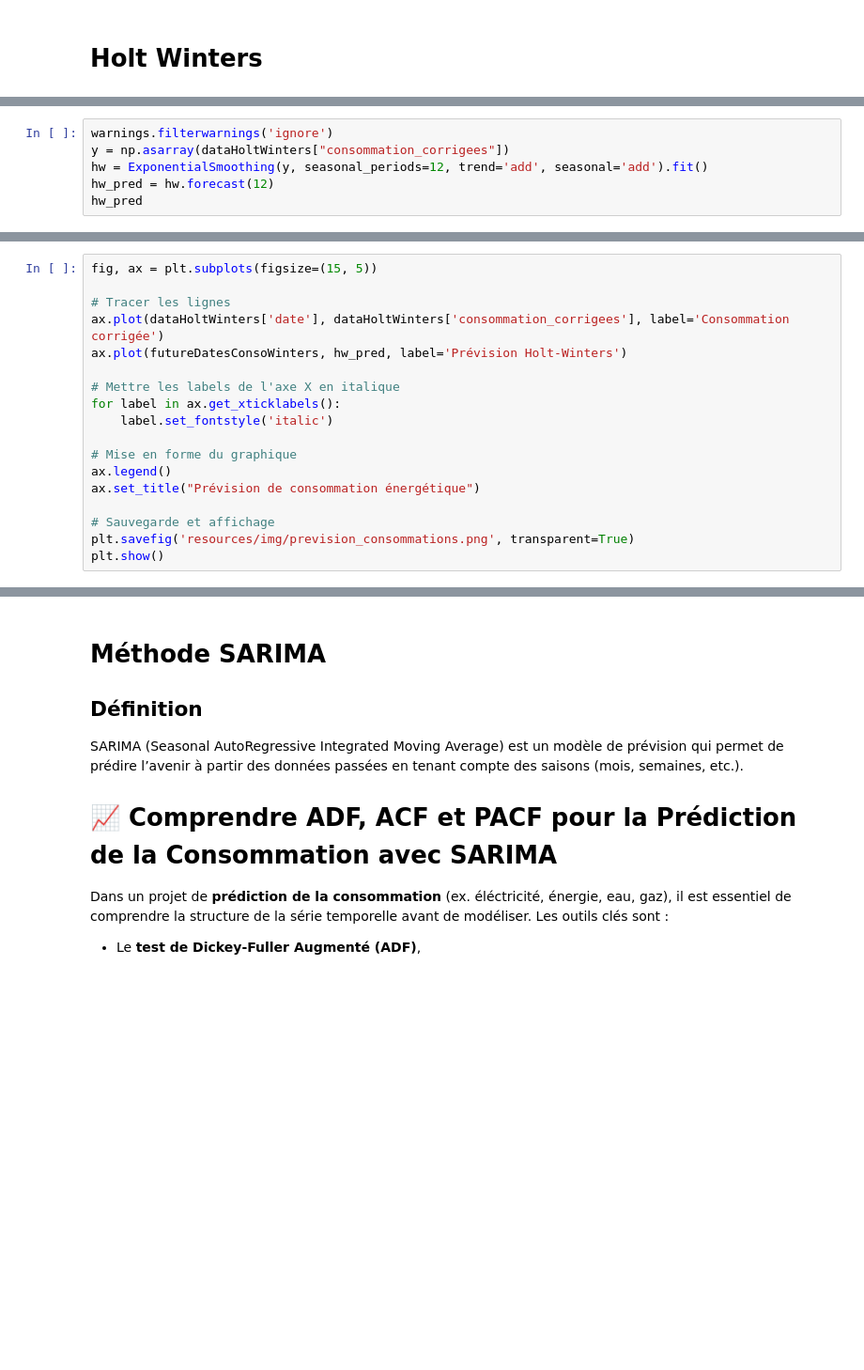
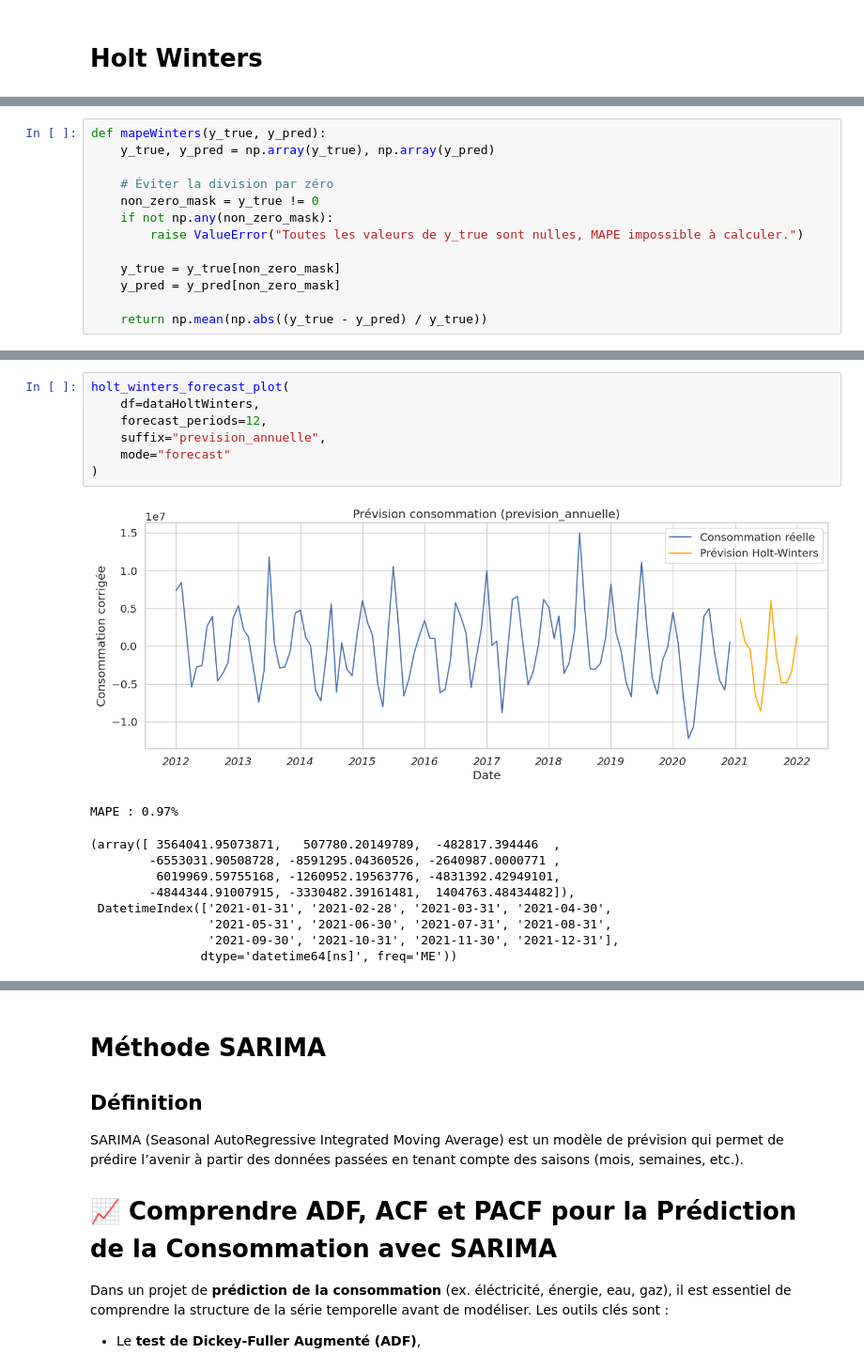
Before and after one commit to yassineBenHassoun/predict_electricity, a Jupyter notebook: app/yassine_benhassoun_p9.ipynb, the cells around one changed output, grey strips where cells are left out. Shown at 94% size. Cells and saved outputs as stored; diff of their text form; blank space fills up the shorter version.

```diff
--- a/app/yassine_benhassoun_p9.ipynb
+++ b/app/yassine_benhassoun_p9.ipynb
@@ -754,6 +742,0 @@ dataHoltWinters.describe()
-# %%
-warnings.filterwarnings('ignore')
-y = np.asarray(dataHoltWinters["consommation_corrigees"])
-hw = ExponentialSmoothing(y, seasonal_periods=12, trend='add', seasonal='add').fit()
-hw_pred = hw.forecast(12)
-hw_pred
@@ -778,18 +742,0 @@ DatetimeIndex(['2021-01-31', '2021-02-28', '2021-03-31', '2021-04-30',
-# %%
-fig, ax = plt.subplots(figsize=(15, 5))
-
-# Tracer les lignes
-ax.plot(dataHoltWinters['date'], dataHoltWinters['consommation_corrigees'], label='Consommation corrigée')
-ax.plot(futureDatesConsoWinters, hw_pred, label='Prévision Holt-Winters')
-
-# Mettre les labels de l'axe X en italique
-for label in ax.get_xticklabels():
-    label.set_fontstyle('italic')
-
-# Mise en forme du graphique
-ax.legend()
-ax.set_title("Prévision de consommation énergétique")
-
-# Sauvegarde et affichage
-plt.savefig('resources/img/prevision_consommations.png', transparent=True)
-plt.show()
@@ -849,0 +743,13 @@ plt.show()
+# %%
+def mapeWinters(y_true, y_pred):
+    y_true, y_pred = np.array(y_true), np.array(y_pred)
+
+    # Éviter la division par zéro
+    non_zero_mask = y_true != 0
+    if not np.any(non_zero_mask):
+        raise ValueError("Toutes les valeurs de y_true sont nulles, MAPE impossible à calculer.")
+
+    y_true = y_true[non_zero_mask]
+    y_pred = y_pred[non_zero_mask]
+
+    return np.mean(np.abs((y_true - y_pred) / y_true))
@@ -850 +873,19 @@ plt.show()
+# %%
+holt_winters_forecast_plot(
+    df=dataHoltWinters,
+    forecast_periods=12,
+    suffix="prevision_annuelle",
+    mode="forecast"
+)
+# %% [output]
+[figure, added]
+MAPE : 0.97%
+(array([ 3564041.95073871,   507780.20149789,  -482817.394446  ,
+        -6553031.90508728, -8591295.04360526, -2640987.0000771 ,
+         6019969.59755168, -1260952.19563776, -4831392.42949101,
+        -4844344.91007915, -3330482.39161481,  1404763.48434482]),
+ DatetimeIndex(['2021-01-31', '2021-02-28', '2021-03-31', '2021-04-30',
+                '2021-05-31', '2021-06-30', '2021-07-31', '2021-08-31',
+                '2021-09-30', '2021-10-31', '2021-11-30', '2021-12-31'],
+               dtype='datetime64[ns]', freq='ME'))
 # %%
```
Also changed, not shown: parts of 19 cells of this notebook, 3 other files.
